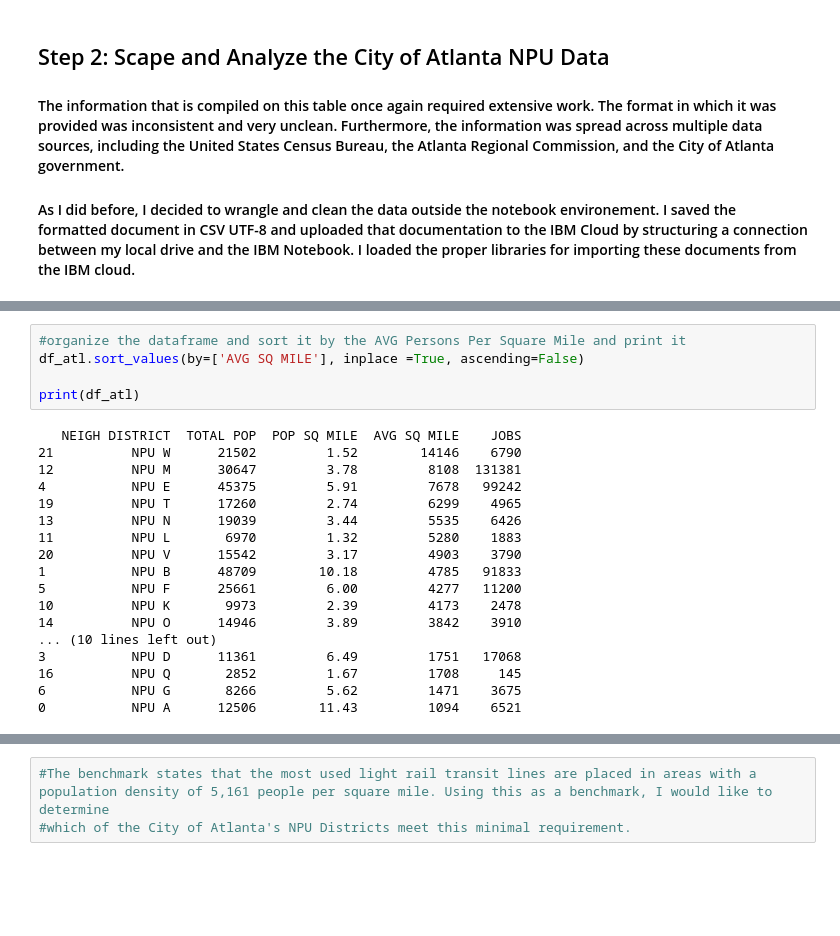
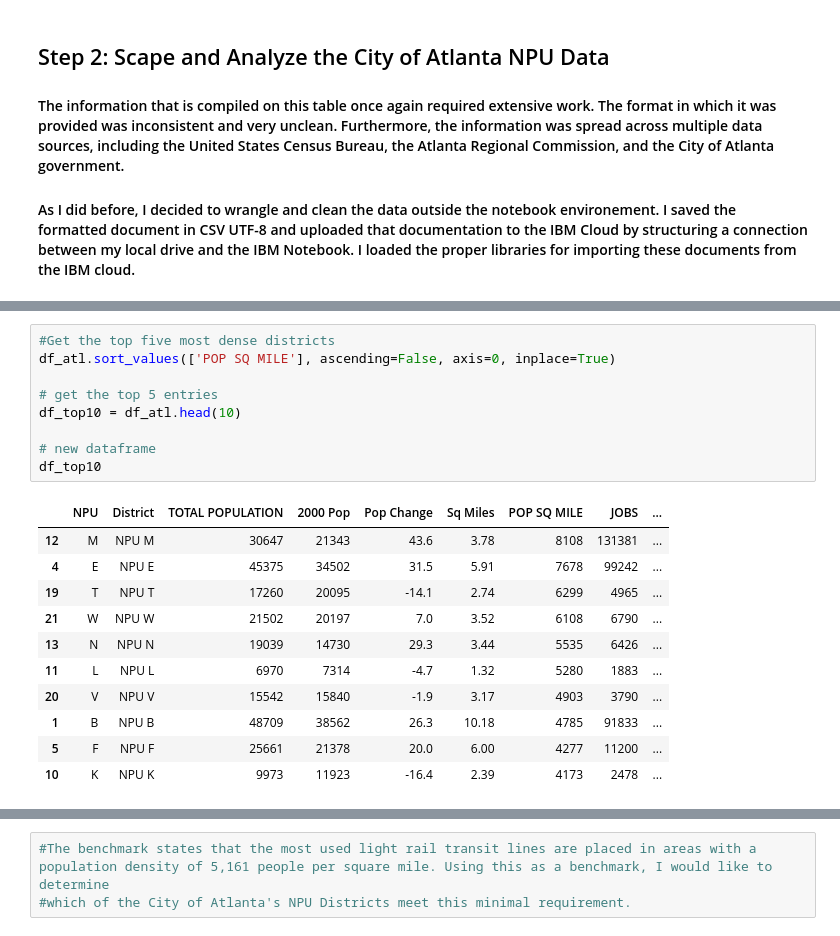
Before and after one commit to sarikard/Coursera-Capstone, a Jupyter notebook: Atlanta Transit Expansion.ipynb, the cells around one changed output, grey strips where cells are left out. Saved outputs shown, nothing was run; the diff lists cells and outputs as text; blank space fills up the shorter version.

```diff
--- a/Atlanta Transit Expansion.ipynb
+++ b/Atlanta Transit Expansion.ipynb
@@ -219,23 +216,21 @@ df_atl
-# %%
-#organize the dataframe and sort it by the AVG Persons Per Square Mile and print it
-df_atl.sort_values(by=['AVG SQ MILE'], inplace =True, ascending=False)
-
-print(df_atl)
-# %% [output]
-   NEIGH DISTRICT  TOTAL POP  POP SQ MILE  AVG SQ MILE    JOBS
-21          NPU W      21502         1.52        14146    6790
-12          NPU M      30647         3.78         8108  131381
-4           NPU E      45375         5.91         7678   99242
-19          NPU T      17260         2.74         6299    4965
-13          NPU N      19039         3.44         5535    6426
-11          NPU L       6970         1.32         5280    1883
-20          NPU V      15542         3.17         4903    3790
-1           NPU B      48709        10.18         4785   91833
-5           NPU F      25661         6.00         4277   11200
-10          NPU K       9973         2.39         4173    2478
-14          NPU O      14946         3.89         3842    3910
-... (10 lines left out)
-3           NPU D      11361         6.49         1751   17068
-16          NPU Q       2852         1.67         1708     145
-6           NPU G       8266         5.62         1471    3675
-0           NPU A      12506        11.43         1094    6521
+# %%
+#Get the top five most dense districts
+df_atl.sort_values(['POP SQ MILE'], ascending=False, axis=0, inplace=True)
+
+# get the top 5 entries
+df_top10 = df_atl.head(10)
+
+# new dataframe
+df_top10
+# %% [output]
+|  | NPU | District | TOTAL POPULATION | 2000 Pop | Pop Change | Sq Miles | POP SQ MILE | JOBS | ... |
+| 12 | M | NPU M | 30647 | 21343 | 43.6 | 3.78 | 8108 | 131381 | ... |
+| 4 | E | NPU E | 45375 | 34502 | 31.5 | 5.91 | 7678 | 99242 | ... |
+| 19 | T | NPU T | 17260 | 20095 | -14.1 | 2.74 | 6299 | 4965 | ... |
+| 21 | W | NPU W | 21502 | 20197 | 7.0 | 3.52 | 6108 | 6790 | ... |
+| 13 | N | NPU N | 19039 | 14730 | 29.3 | 3.44 | 5535 | 6426 | ... |
+| 11 | L | NPU L | 6970 | 7314 | -4.7 | 1.32 | 5280 | 1883 | ... |
+| 20 | V | NPU V | 15542 | 15840 | -1.9 | 3.17 | 4903 | 3790 | ... |
+| 1 | B | NPU B | 48709 | 38562 | 26.3 | 10.18 | 4785 | 91833 | ... |
+| 5 | F | NPU F | 25661 | 21378 | 20.0 | 6.00 | 4277 | 11200 | ... |
+| 10 | K | NPU K | 9973 | 11923 | -16.4 | 2.39 | 4173 | 2478 | ... |
```
Also changed, not shown: parts of 35 cells of this notebook.
